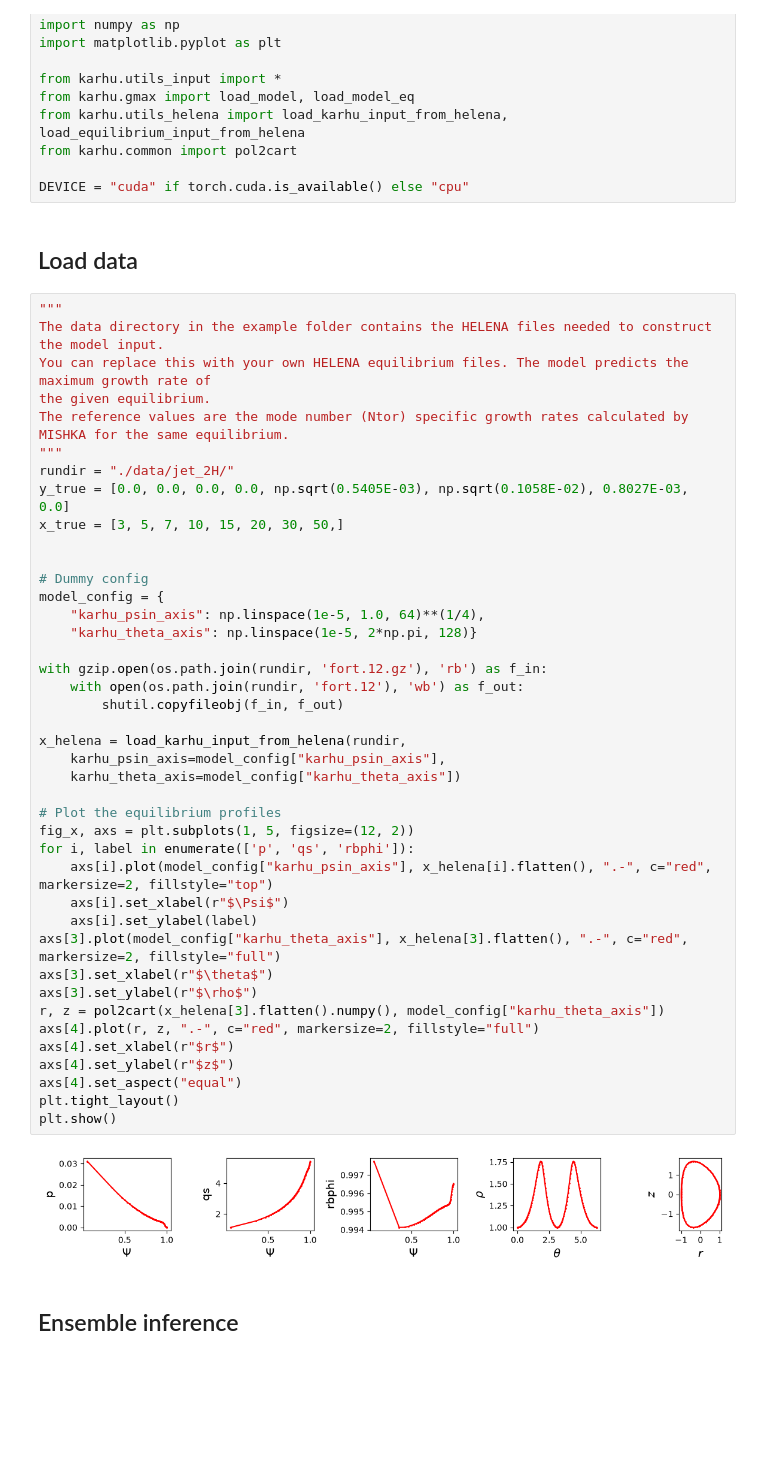
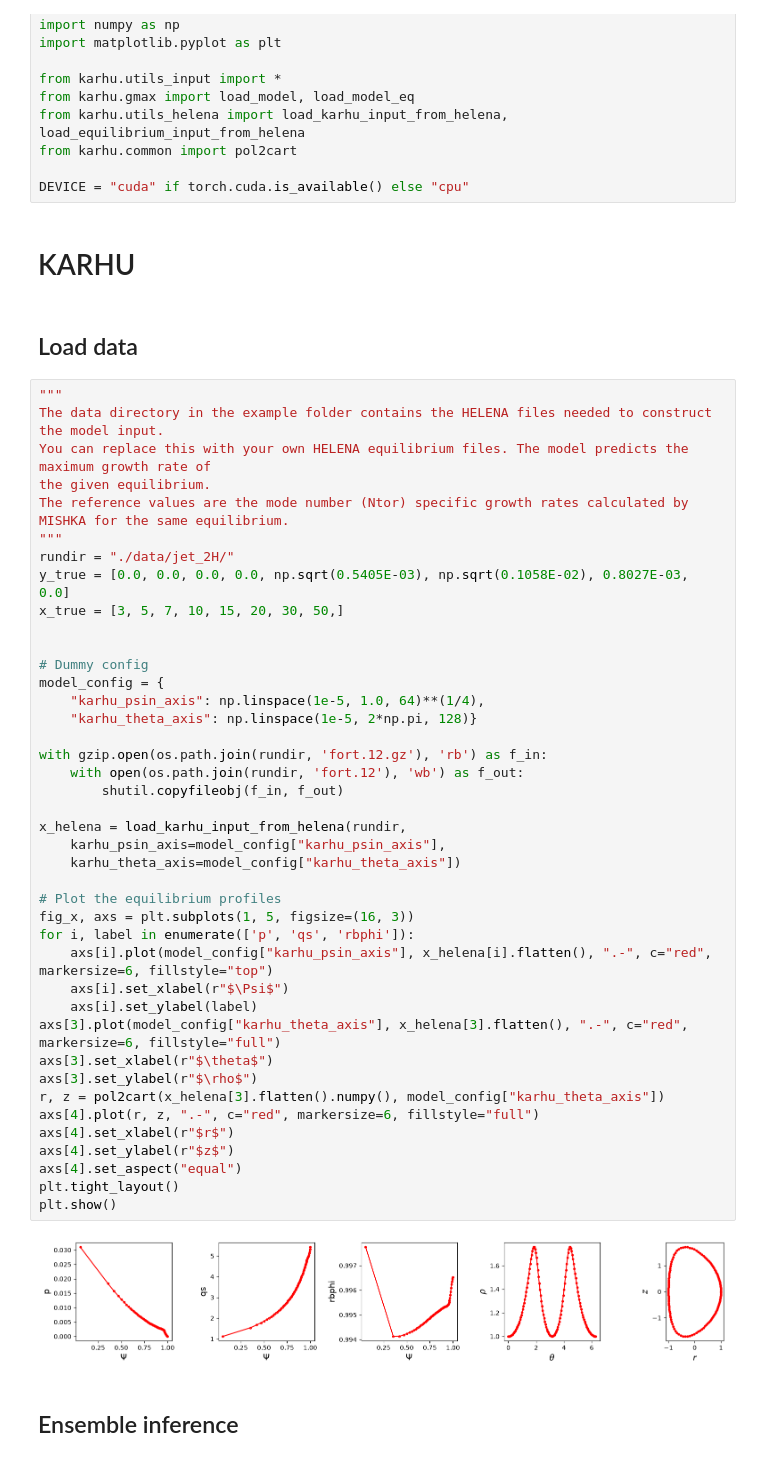
Before and after one commit to DIGIfusion/karhu, a Jupyter notebook: example/run_inference.ipynb, the cells around one changed output. Drawn from its saved outputs; the diff is of its cells as text; blank space fills up the shorter version.

```diff
--- a/example/run_inference.ipynb
+++ b/example/run_inference.ipynb
@@ -13,6 +13,8 @@ from karhu.utils_helena import load_karhu_input_from_helena, load_equilibrium_in
 from karhu.common import pol2cart
 
 DEVICE = "cuda" if torch.cuda.is_available() else "cpu"
+# %% [markdown]
+# KARHU
 # %% [markdown]
 ## Load data
 # %%
@@ -26,38 +28,38 @@ rundir = "./data/jet_2H/"
 y_true = [0.0, 0.0, 0.0, 0.0, np.sqrt(0.5405E-03), np.sqrt(0.1058E-02), 0.8027E-03, 0.0]
 x_true = [3, 5, 7, 10, 15, 20, 30, 50,]
 
 
 # Dummy config
 model_config = {
     "karhu_psin_axis": np.linspace(1e-5, 1.0, 64)**(1/4),
     "karhu_theta_axis": np.linspace(1e-5, 2*np.pi, 128)}
 
 with gzip.open(os.path.join(rundir, 'fort.12.gz'), 'rb') as f_in:
     with open(os.path.join(rundir, 'fort.12'), 'wb') as f_out:
         shutil.copyfileobj(f_in, f_out)
 
 x_helena = load_karhu_input_from_helena(rundir,
     karhu_psin_axis=model_config["karhu_psin_axis"],
     karhu_theta_axis=model_config["karhu_theta_axis"])
 
 # Plot the equilibrium profiles
-fig_x, axs = plt.subplots(1, 5, figsize=(12, 2))
+fig_x, axs = plt.subplots(1, 5, figsize=(16, 3))
 for i, label in enumerate(['p', 'qs', 'rbphi']):
-    axs[i].plot(model_config["karhu_psin_axis"], x_helena[i].flatten(), ".-", c="red", markersize=2, fillstyle="top")
+    axs[i].plot(model_config["karhu_psin_axis"], x_helena[i].flatten(), ".-", c="red", markersize=6, fillstyle="top")
     axs[i].set_xlabel(r"$\Psi$")
     axs[i].set_ylabel(label)
-axs[3].plot(model_config["karhu_theta_axis"], x_helena[3].flatten(), ".-", c="red", markersize=2, fillstyle="full")
+axs[3].plot(model_config["karhu_theta_axis"], x_helena[3].flatten(), ".-", c="red", markersize=6, fillstyle="full")
 axs[3].set_xlabel(r"$\theta$")
 axs[3].set_ylabel(r"$\rho$")
 r, z = pol2cart(x_helena[3].flatten().numpy(), model_config["karhu_theta_axis"])
-axs[4].plot(r, z, ".-", c="red", markersize=2, fillstyle="full")
+axs[4].plot(r, z, ".-", c="red", markersize=6, fillstyle="full")
 axs[4].set_xlabel(r"$r$")
 axs[4].set_ylabel(r"$z$")
 axs[4].set_aspect("equal")
 plt.tight_layout()
 plt.show()
 # %% [output]
-[figure, old version]
+[figure, new version]
 # %% [markdown]
 ## Ensemble inference
 # %%
```
Also changed, not shown: parts of 8 cells of this notebook, 1 other file.
